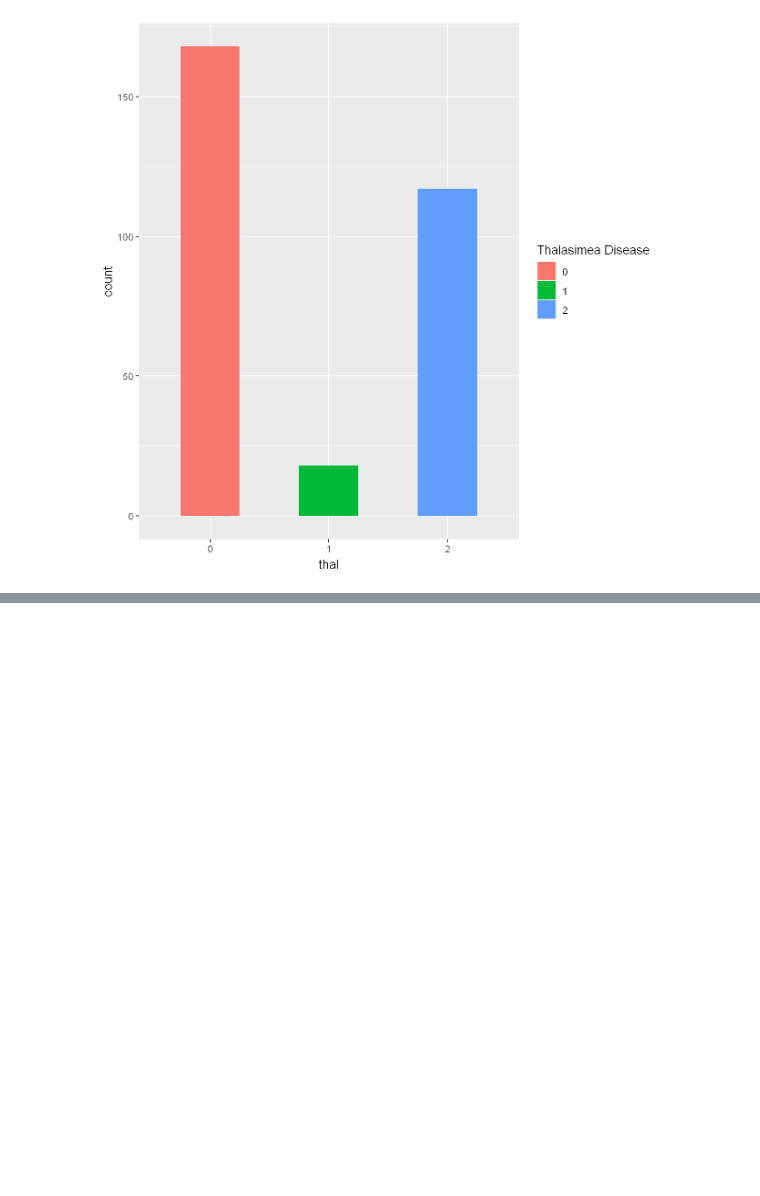
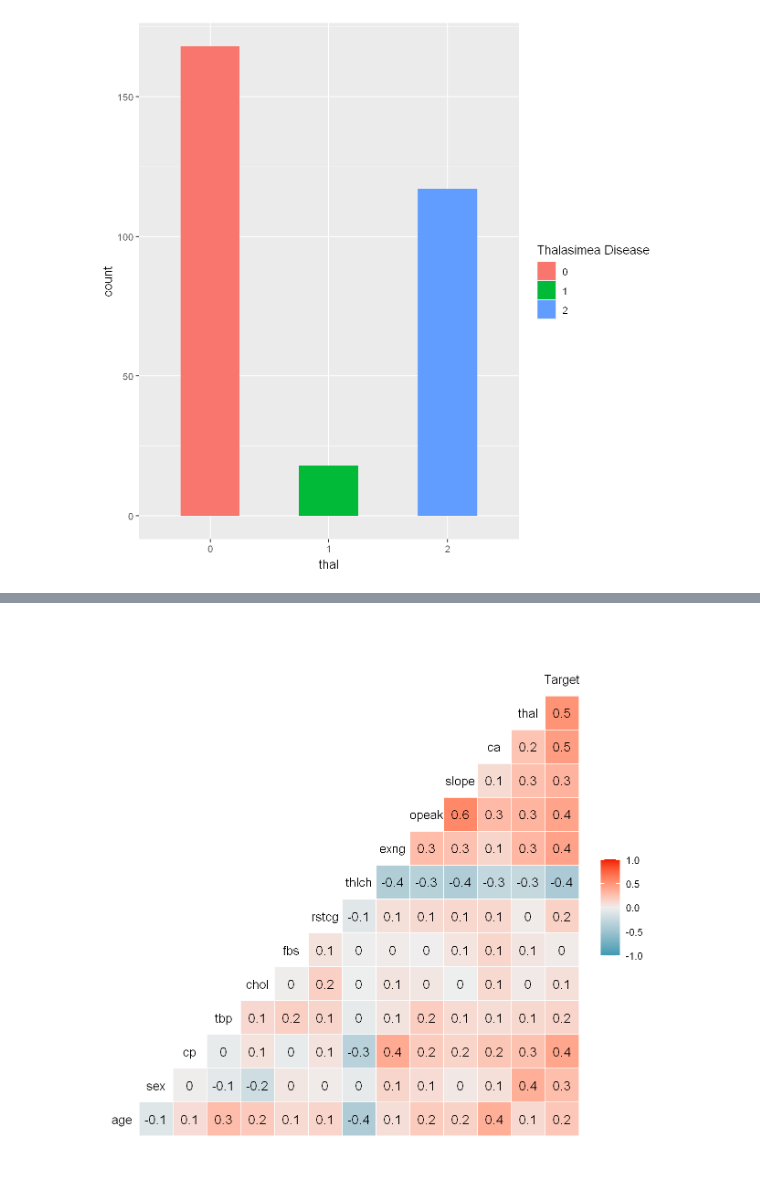
Before and after one commit to mohallaham/Heart_Disease_Prediction_R, a Jupyter notebook: Heart_Disease_Predction.ipynb, the cells around one changed output, grey strips where cells are left out. Saved outputs shown, nothing was run; the diff lists cells and outputs as text; code cells hidden in the pictures; blank space fills up the shorter version.

```diff
--- a/Heart_Disease_Predction.ipynb
+++ b/Heart_Disease_Predction.ipynb
@@ -247,0 +265,5 @@ ggplot(data=df)+
+# %%
+#Correlation Matrix
+ggcorr(df,method = c("pairwise", "pearson"),label=TRUE)
+# %% [output]
+[figure, added]
```
Also changed, not shown: parts of 11 cells of this notebook.
